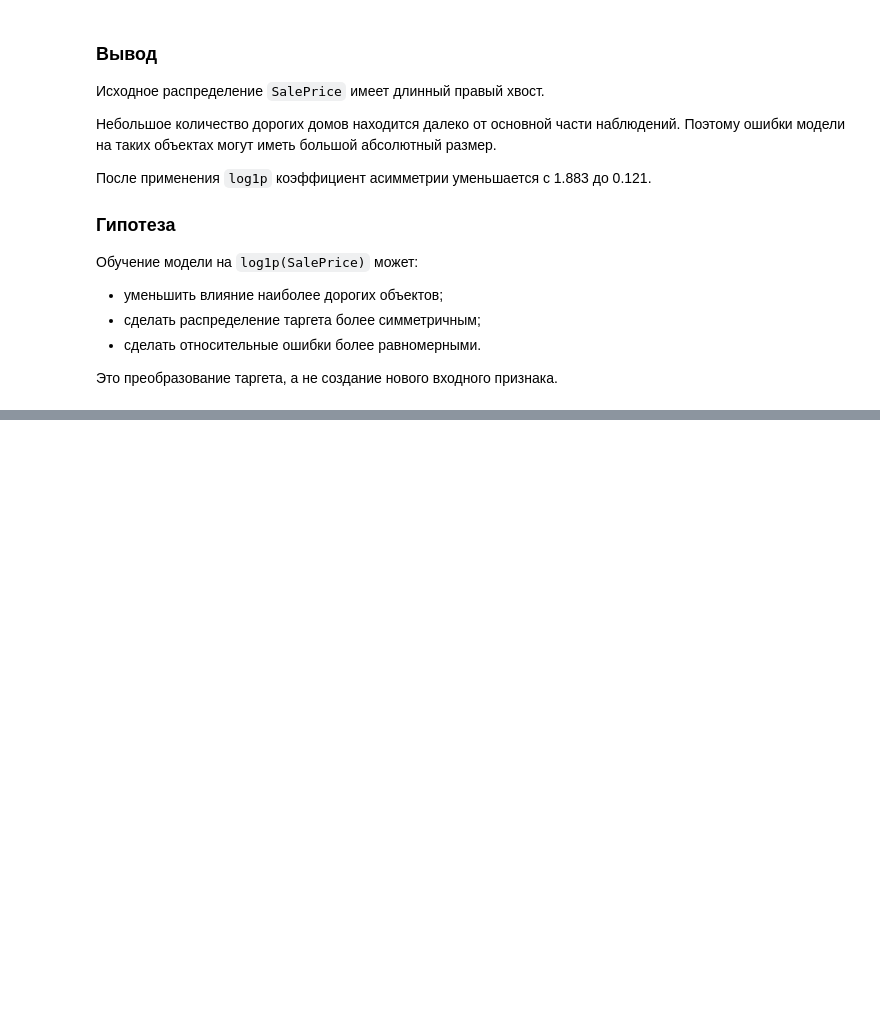
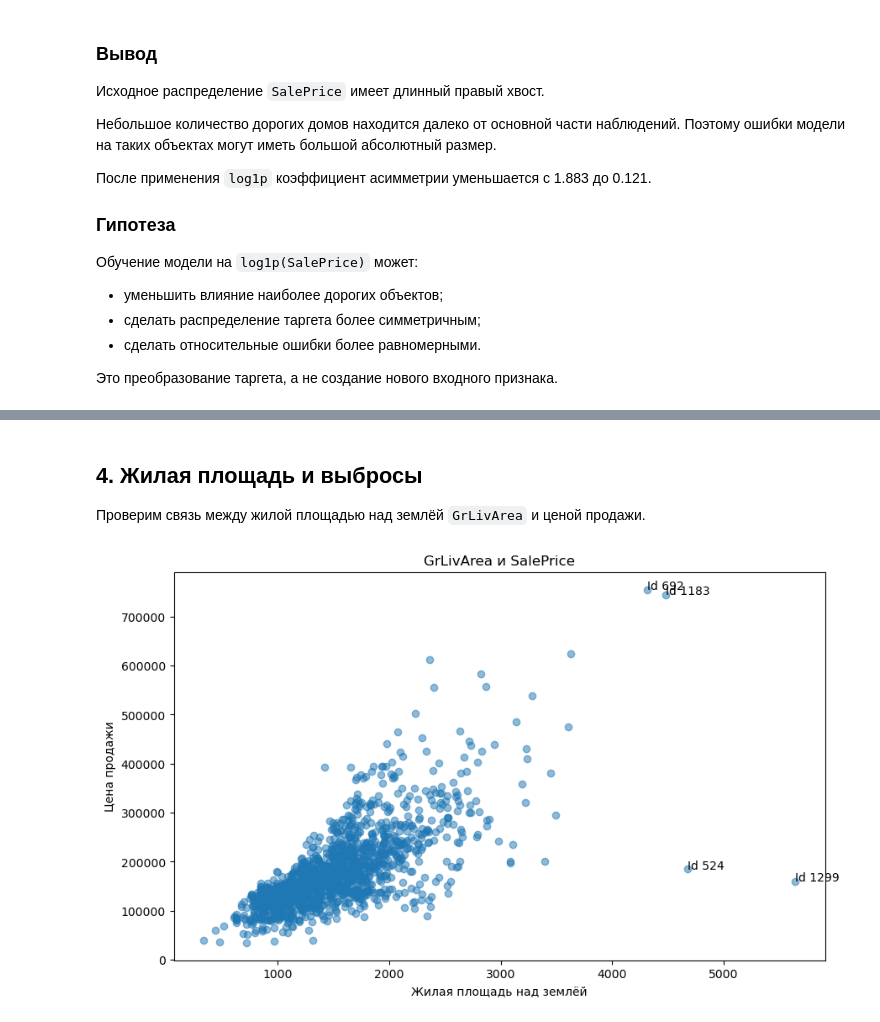
Before and after one commit to Yuzef/house_pricing, a Jupyter notebook: EDA_and_Feature_eng_exploration.ipynb, the cells around one changed output, grey strips where cells are left out. Cells and saved outputs as stored; diff of their text form; code cells hidden in the pictures; blank space fills up the shorter version.

```diff
--- a/EDA_and_Feature_eng_exploration.ipynb
+++ b/EDA_and_Feature_eng_exploration.ipynb
@@ -1685,0 +1903,47 @@ plt.show()
+# %% [markdown]
+## 4. Жилая площадь и выбросы
+
+Проверим связь между жилой площадью над землёй `GrLivArea`
+и ценой продажи.
+# %%
+plt.figure(
+    figsize=(10, 6)
+)
+
+plt.scatter(
+    df["GrLivArea"],
+    df["SalePrice"],
+    alpha=0.5,
+)
+
+large_houses = df.loc[
+    df["GrLivArea"] > 4000
+]
+
+for _, row in large_houses.iterrows():
+    plt.annotate(
+        f'Id {row["Id"]}',
+        (
+            row["GrLivArea"], # Координата x
+            row["SalePrice"], # Координата y
+        ),
+    )
+
+plt.title(
+    "GrLivArea и SalePrice"
+)
+plt.xlabel(
+    "Жилая площадь над землёй"
+)
+plt.ylabel(
+    "Цена продажи"
+)
+
+plt.ticklabel_format(
+    style="plain",
+    axis="y",
+)
+
+plt.show()
+# %% [output]
+[figure, added]
```
Also changed, not shown: parts of 32 cells of this notebook.
